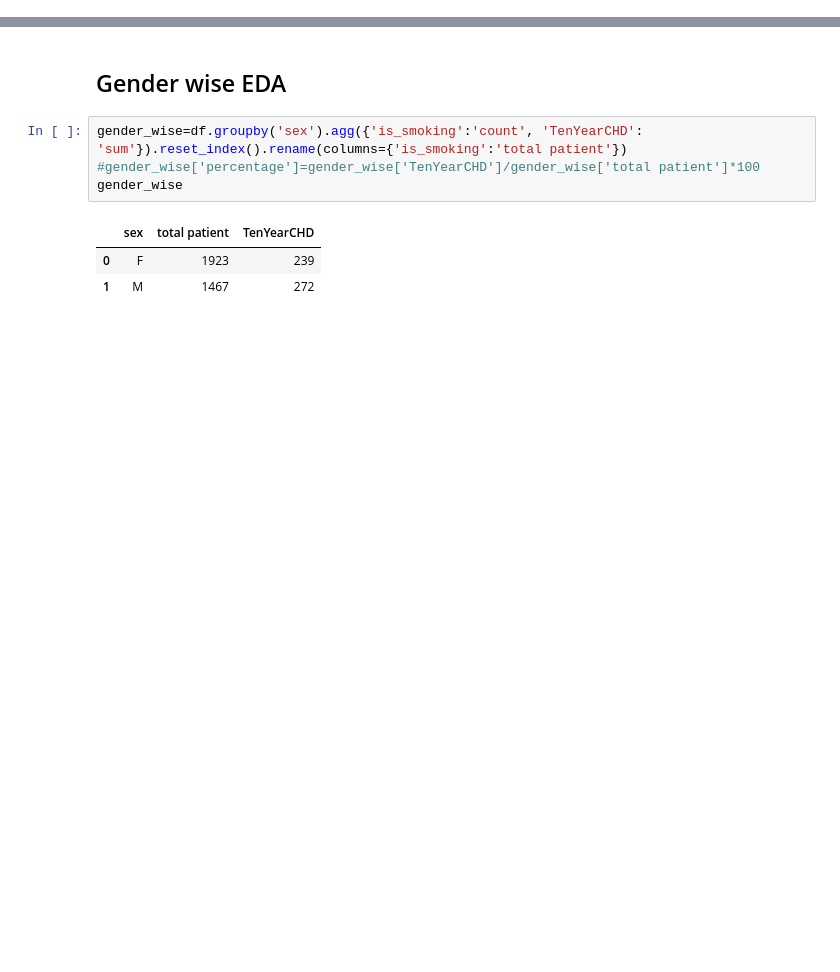
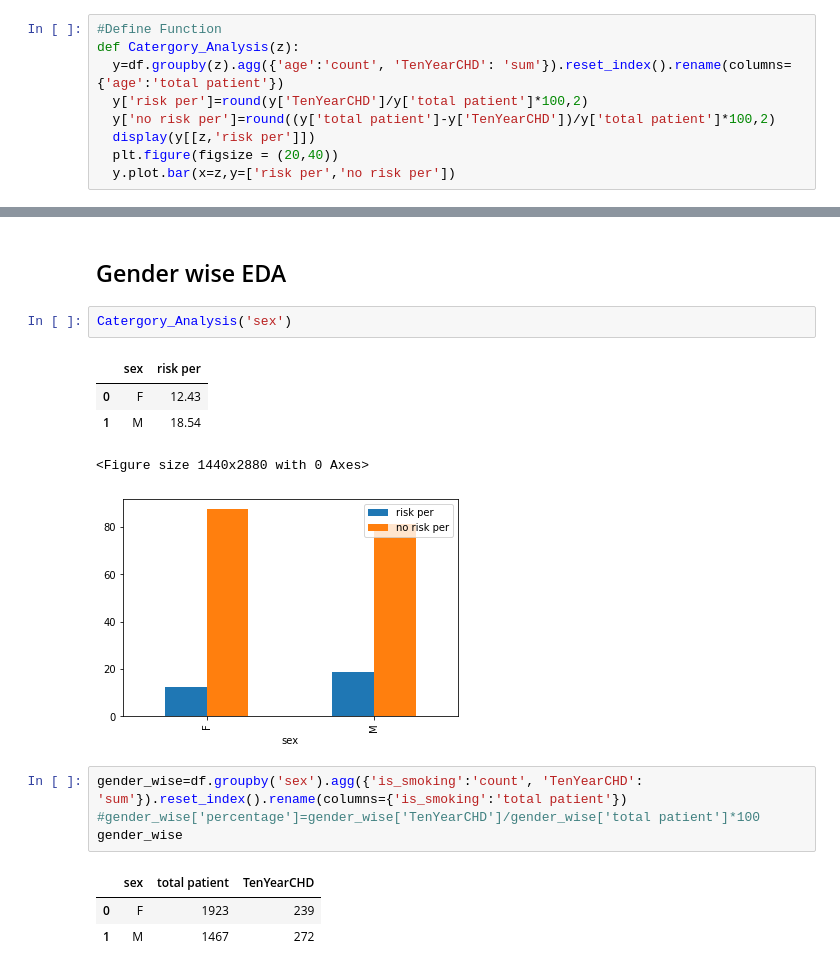
Before and after one commit to solankinitin1210/Capstone-Project-Cardiovascular-Risk-Prediction, a Jupyter notebook: Cardiovascular_Risk_Prediction_Capstone_Project.ipynb, the cells around one changed output, grey strips where cells are left out. Cells and saved outputs as stored; diff of their text form; blank space fills up the shorter version.

```diff
--- a/Cardiovascular_Risk_Prediction_Capstone_Project.ipynb
+++ b/Cardiovascular_Risk_Prediction_Capstone_Project.ipynb
@@ -334,3 +334,12 @@ TenYearCHD         0
 dtype: int64
 # %% [markdown]
 ## Let's Start Our EDA
+# %%
+#Define Function
+def Catergory_Analysis(z):
+  y=df.groupby(z).agg({'age':'count', 'TenYearCHD': 'sum'}).reset_index().rename(columns={'age':'total patient'})
+  y['risk per']=round(y['TenYearCHD']/y['total patient']*100,2)
+  y['no risk per']=round((y['total patient']-y['TenYearCHD'])/y['total patient']*100,2)
+  display(y[[z,'risk per']])
+  plt.figure(figsize = (20,40))
+  y.plot.bar(x=z,y=['risk per','no risk per'])
@@ -337,5 +352,13 @@ dtype: int64
 # %% [markdown]
 ## Gender wise EDA
+# %%
+Catergory_Analysis('sex')
+# %% [output]
+|  | sex | risk per |
+| 0 | F | 12.43 |
+| 1 | M | 18.54 |
+<Figure size 1440x2880 with 0 Axes>
+[figure, added]
 # %%
 gender_wise=df.groupby('sex').agg({'is_smoking':'count', 'TenYearCHD': 'sum'}).reset_index().rename(columns={'is_smoking':'total patient'})
 #gender_wise['percentage']=gender_wise['TenYearCHD']/gender_wise['total patient']*100
```
Also changed, not shown: parts of 16 cells of this notebook.
